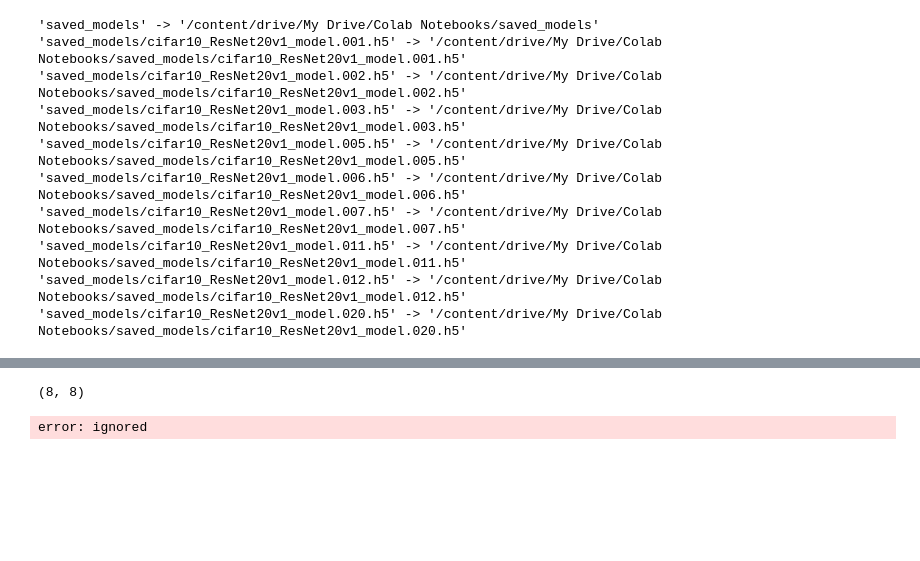
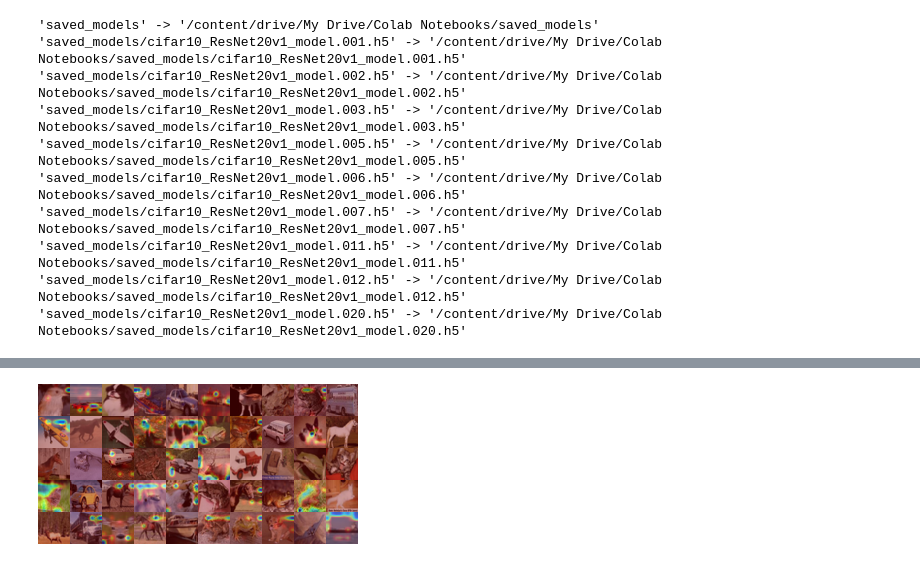
Before and after one commit to manuhg/eip_assignment5, a Jupyter notebook: Assignment_5.ipynb, the cells around one changed output, grey strips where cells are left out. Cells and saved outputs as stored; diff of their text form; code cells hidden in the pictures; blank space fills up the shorter version.

```diff
--- a/Assignment_5.ipynb
+++ b/Assignment_5.ipynb
@@ -528,7 +564,0 @@ for i in range(len(diff)):
-# %%
-subset_idx = np.random.choice(misclassified_idx,50)
-tsindex = 3
-x = x_train[subset_idx]
-y = y_train[subset_idx]
-predictions = np.array(model.predict(x))
-class_indices = np.argmax(predictions,axis=1)
@@ -575,12 +565,32 @@ heatmap /= np.max(heatmap)
-# %%
-heatmap.shape
-# %% [output]
-(8, 8)
-# %%
-heatmap = cv2.resize(heatmap, (x.shape[1], x.shape[0]))
-heatmap = np.uint8(255 * heatmap)
-heatmap = cv2.applyColorMap(heatmap, cv2.COLORMAP_JET)
-superimposed_img = cv2.addWeighted(x, 0.6, heatmap, 0.4, 0)
-Image.fromarray(superimposed_img)
-# %% [output]
-error: ignored
+# %%
+subset_idx = np.random.choice(misclassified_idx,50)
+images = list(map(lambda index:get_gradcam_img(model,x_train[index],y_train[index]),subset_idx))
+# %%
+def create_collage(width, height, listofimages):
+    cols = 10
+    rows = 5
+    thumbnail_width = width//cols
+    thumbnail_height = height//rows
+    size = thumbnail_width, thumbnail_height
+    new_im = Image.new('RGB', (width, height))
+    ims = []
+    for p in listofimages:
+        im = p
+        im.thumbnail(size)
+        ims.append(im)
+    i = 0
+    x = 0
+    y = 0
+    for col in range(cols):
+        for row in range(rows):
+            new_im.paste(ims[i], (x, y))
+            i += 1
+            y += thumbnail_height
+        x += thumbnail_width
+        y = 0
+
+    return new_im
+# %%
+create_collage(32*10,32*5,images)
+# %% [output]
+[figure, added]
```
Also changed, not shown: parts of 11 cells of this notebook.
